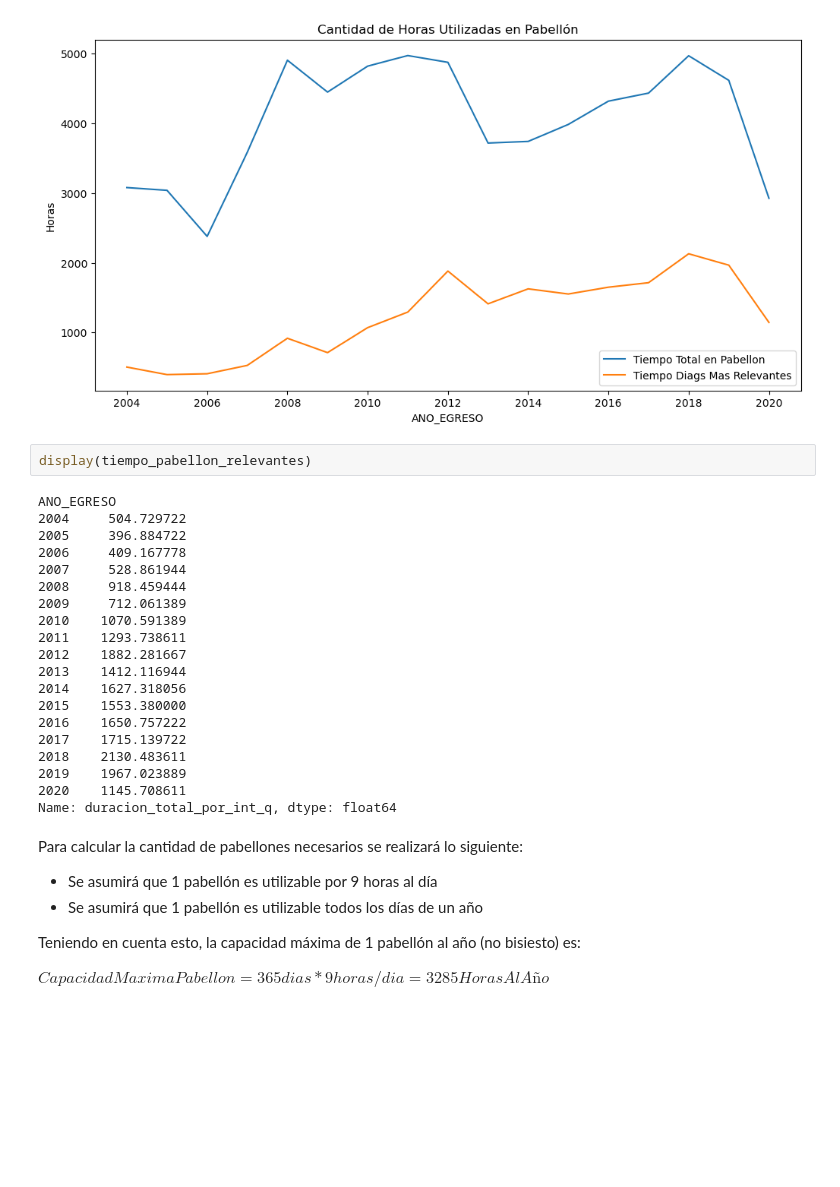
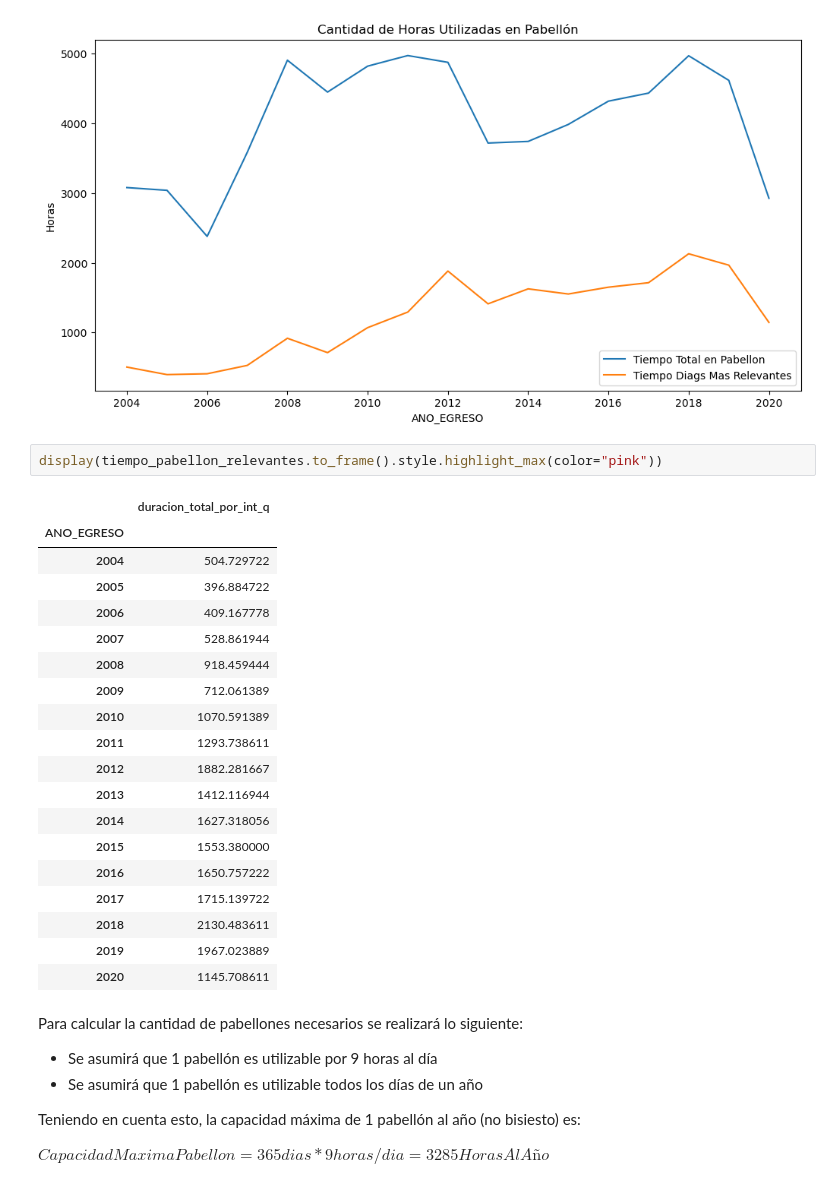
Before and after one commit to JavierRojas14/proyeccion-int, a Jupyter notebook: notebooks/5.0-jrb-estimation-of-supplies-hospitalized.ipynb, the cells around one changed output. Saved outputs shown, nothing was run; the diff lists cells and outputs as text; blank space fills up the shorter version.

Commit message:
Indica utilizacion maxima de pabellon en los anios

```diff
--- a/notebooks/5.0-jrb-estimation-of-supplies-hospitalized.ipynb
+++ b/notebooks/5.0-jrb-estimation-of-supplies-hospitalized.ipynb
@@ -406,28 +406,28 @@ plt.legend()
 plt.show()
 # %% [output]
 [figure]
-# %%
-display(tiempo_pabellon_relevantes)
-# %% [output]
-ANO_EGRESO
-2004     504.729722
-2005     396.884722
-2006     409.167778
-2007     528.861944
-2008     918.459444
-2009     712.061389
-2010    1070.591389
-2011    1293.738611
-2012    1882.281667
-2013    1412.116944
-2014    1627.318056
-2015    1553.380000
-2016    1650.757222
-2017    1715.139722
-2018    2130.483611
-2019    1967.023889
-2020    1145.708611
-Name: duracion_total_por_int_q, dtype: float64
+# %%
+display(tiempo_pabellon_relevantes.to_frame().style.highlight_max(color="pink"))
+# %% [output]
+|  | duracion_total_por_int_q |
+| ANO_EGRESO |  |
+| 2004 | 504.729722 |
+| 2005 | 396.884722 |
+| 2006 | 409.167778 |
+| 2007 | 528.861944 |
+| 2008 | 918.459444 |
+| 2009 | 712.061389 |
+| 2010 | 1070.591389 |
+| 2011 | 1293.738611 |
+| 2012 | 1882.281667 |
+| 2013 | 1412.116944 |
+| 2014 | 1627.318056 |
+| 2015 | 1553.380000 |
+| 2016 | 1650.757222 |
+| 2017 | 1715.139722 |
+| 2018 | 2130.483611 |
+| 2019 | 1967.023889 |
+| 2020 | 1145.708611 |
 # %% [markdown]
 Para calcular la cantidad de pabellones necesarios se realizará lo siguiente:
 
```
Also changed, not shown: parts of 1 cell of this notebook.
